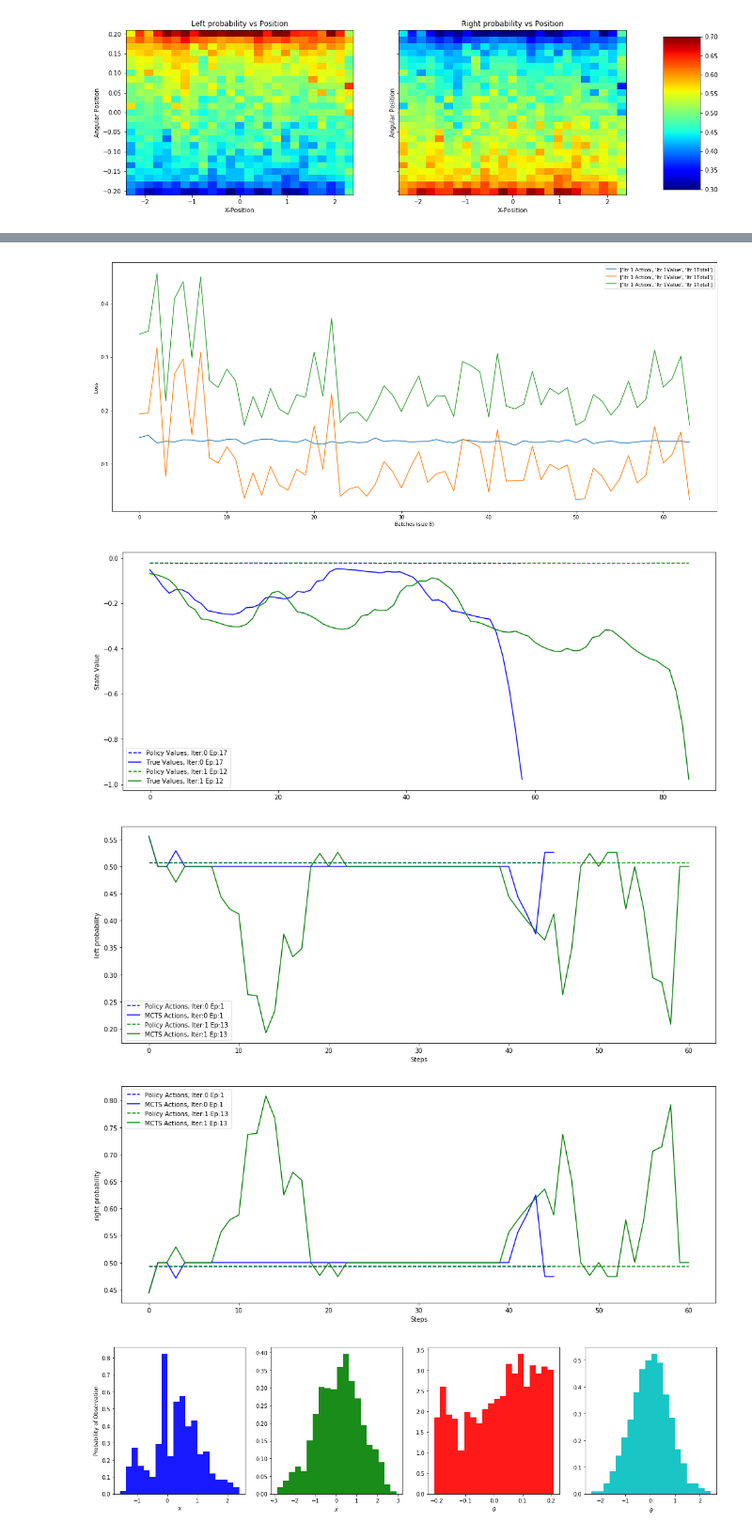
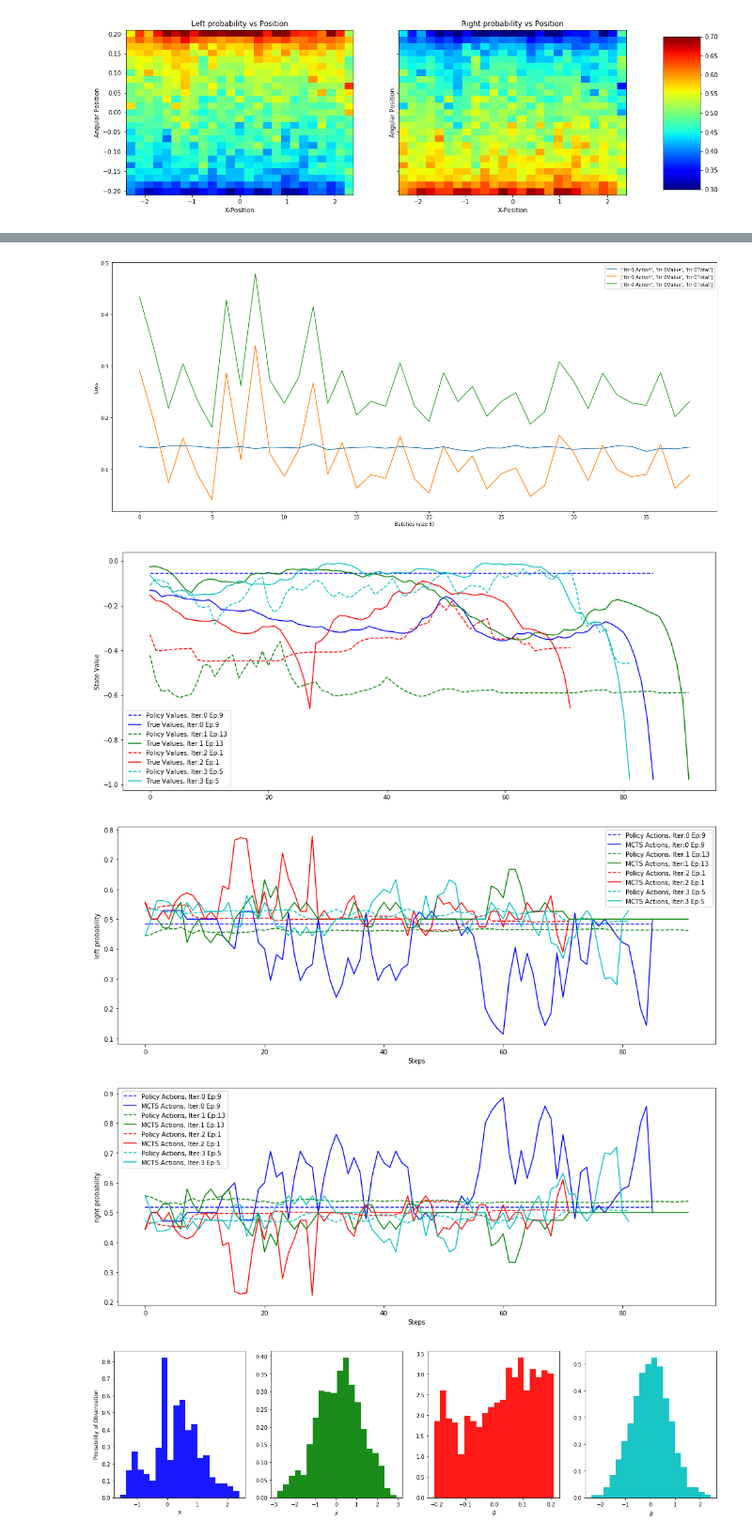
Before and after one commit to alexdarch/Project, a Jupyter notebook: CartPole/ResultsVisualisation.ipynb, the cells around one changed output, grey strips where cells are left out. Shown: that part at 94% size. Cells and saved outputs as stored; diff of their text form; code cells hidden in the pictures.

```diff
--- a/CartPole/ResultsVisualisation.ipynb
+++ b/CartPole/ResultsVisualisation.ipynb
@@ -499,6 +499,6 @@ class VisualiseData:
 folder = r'Data\\'
 # folder = os.path.join('..\ArchivedData', '40sims\\')
 # folder = os.path.join('..\ArchivedData', 'no2Dstatetest\\')
-v = VisualiseData(folder, iters=[0, 1]) #, 1, 2, 3, 4, 5, 6])
+v = VisualiseData(folder, iters=[0, 1,2,3]) #, 1, 2, 3, 4, 5, 6])
 v.iter_training_data[0].episode_training_data['Episode0'].head()
 # %% [output]
@@ -539,16 +542,16 @@ v.plot_iter_values(iters, plot_stds=True, plot_all_eps=True)
 # %%
-iters = [1]
+iters = [0]
 v.plot_iter_losses(iters)
 # %% [output]
-[figure, old version]
+[figure, new version]
 # %%
-v.plot_values_vs_steps(iters=[0, 1], episodes='longest') # need to update so episodes can take any list
+v.plot_values_vs_steps(iters=[0, 1, 2, 3], episodes='longest') # need to update so episodes can take any list
 # %% [output]
-[figure, old version]
+[figure, new version]
 # %%
-v.plot_actions_vs_steps(iters=[0, 1], episodes='longest', actions=['left', 'right'])
+v.plot_actions_vs_steps(iters=[0, 1, 2, 3], episodes='longest', actions=['left', 'right'])
 # %% [output]
-[figure, old version]
+[figure, new version]
 # %%
 v.plot_observation_histograms(iters=[0, 1], normed=False)
 # %% [output]
```
Also changed, not shown: parts of 3 cells of this notebook, 3 other files.
